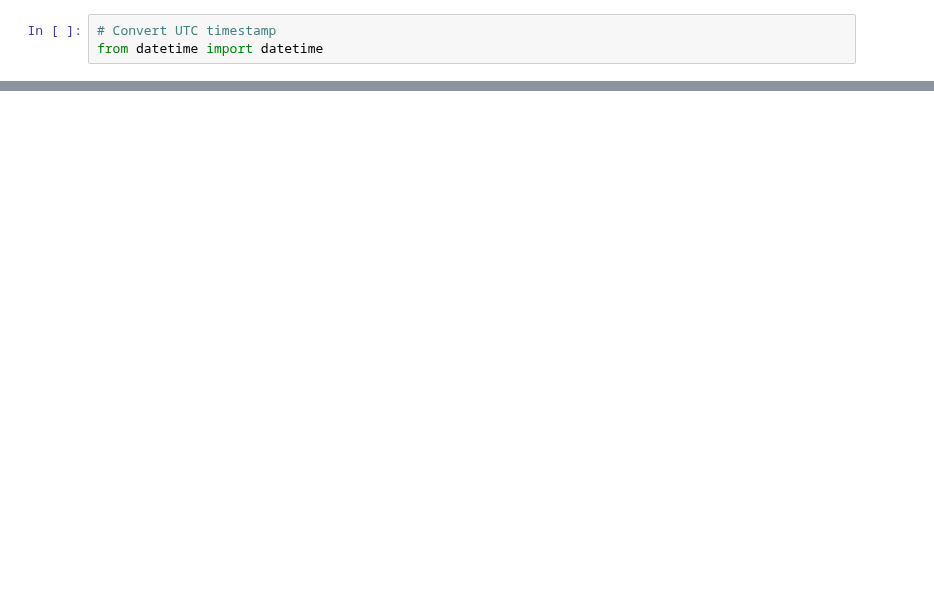
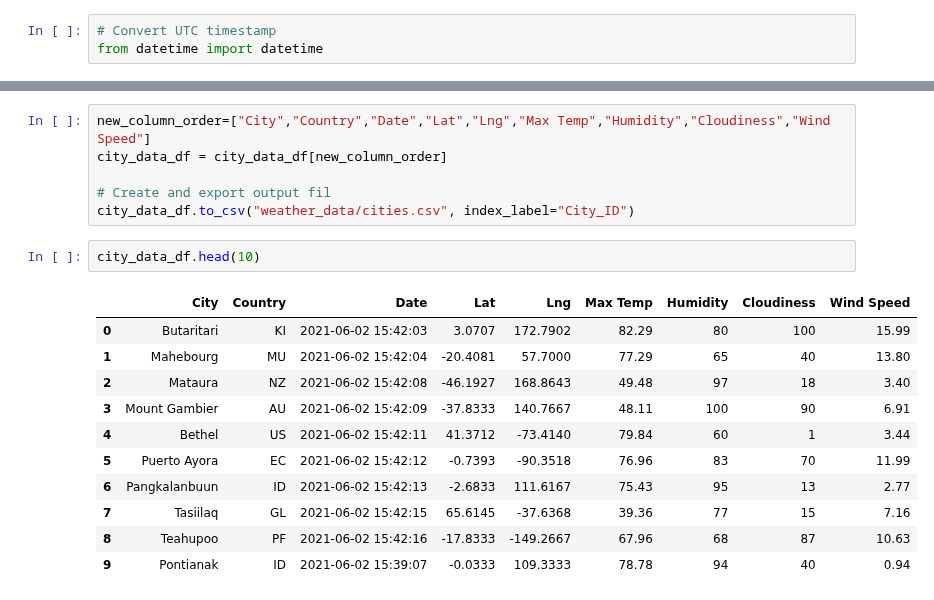
Before and after one commit to SG314159/UTbootcampExercises, a Jupyter notebook: WeatherPy_Exercises.ipynb, the cells around one changed output, grey strips where cells are left out. Saved outputs shown, nothing was run; the diff lists cells and outputs as text; blank space fills up the shorter version.

```diff
--- a/WeatherPy_Exercises.ipynb
+++ b/WeatherPy_Exercises.ipynb
@@ -173,0 +258,20 @@ for i, city in enumerate(cities):
+# %%
+new_column_order=["City","Country","Date","Lat","Lng","Max Temp","Humidity","Cloudiness","Wind Speed"]
+city_data_df = city_data_df[new_column_order]
+
+# Create and export output fil
+city_data_df.to_csv("weather_data/cities.csv", index_label="City_ID")
+# %%
+city_data_df.head(10)
+# %% [output]
+|  | City | Country | Date | Lat | Lng | Max Temp | Humidity | Cloudiness | Wind Speed |
+| 0 | Butaritari | KI | 2021-06-02 15:42:03 | 3.0707 | 172.7902 | 82.29 | 80 | 100 | 15.99 |
+| 1 | Mahebourg | MU | 2021-06-02 15:42:04 | -20.4081 | 57.7000 | 77.29 | 65 | 40 | 13.80 |
+| 2 | Mataura | NZ | 2021-06-02 15:42:08 | -46.1927 | 168.8643 | 49.48 | 97 | 18 | 3.40 |
+| 3 | Mount Gambier | AU | 2021-06-02 15:42:09 | -37.8333 | 140.7667 | 48.11 | 100 | 90 | 6.91 |
+| 4 | Bethel | US | 2021-06-02 15:42:11 | 41.3712 | -73.4140 | 79.84 | 60 | 1 | 3.44 |
+| 5 | Puerto Ayora | EC | 2021-06-02 15:42:12 | -0.7393 | -90.3518 | 76.96 | 83 | 70 | 11.99 |
+| 6 | Pangkalanbuun | ID | 2021-06-02 15:42:13 | -2.6833 | 111.6167 | 75.43 | 95 | 13 | 2.77 |
+| 7 | Tasiilaq | GL | 2021-06-02 15:42:15 | 65.6145 | -37.6368 | 39.36 | 77 | 15 | 7.16 |
+| 8 | Teahupoo | PF | 2021-06-02 15:42:16 | -17.8333 | -149.2667 | 67.96 | 68 | 87 | 10.63 |
+| 9 | Pontianak | ID | 2021-06-02 15:39:07 | -0.0333 | 109.3333 | 78.78 | 94 | 40 | 0.94 |
```
Also changed, not shown: parts of 16 cells of this notebook, 4 other files.
